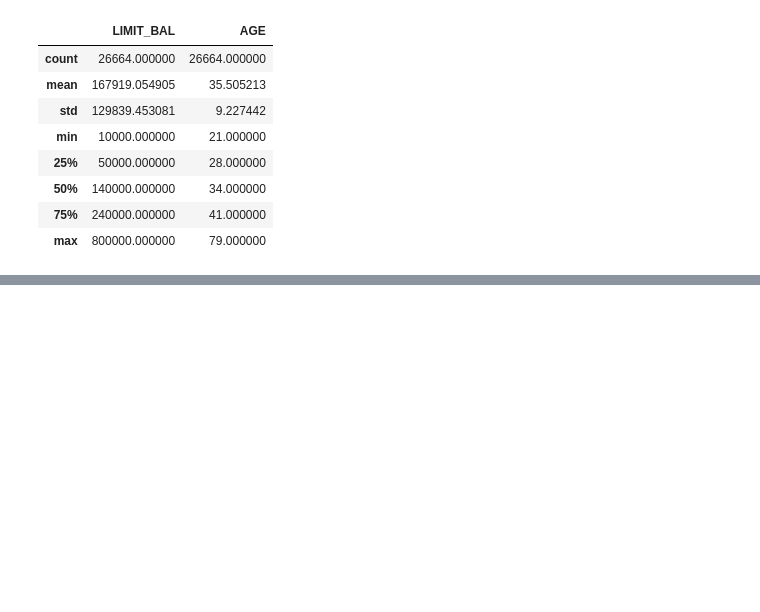
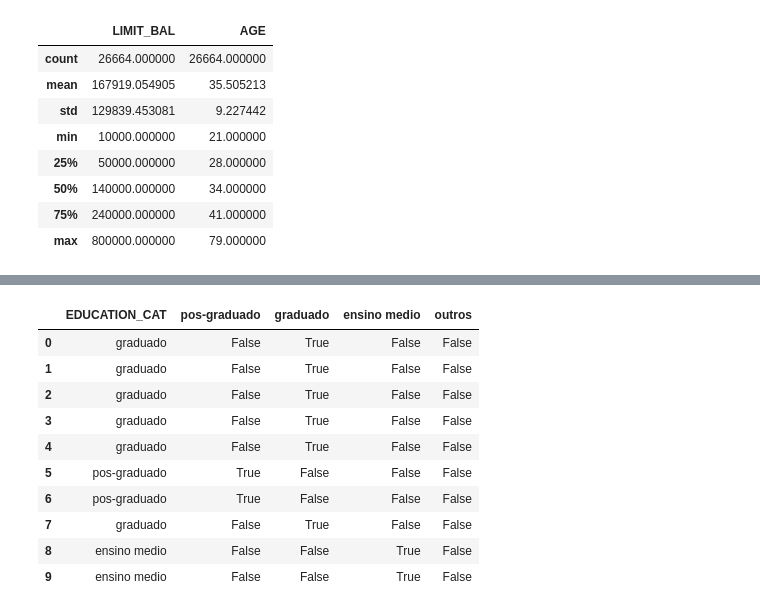
Before and after one commit to DBdanilo/Data-Science-Projects-with-Python, a Jupyter notebook: Estudo_do_LivroCDcompython.ipynb, the cells around one changed output, grey strips where cells are left out. Saved outputs shown, nothing was run; the diff lists cells and outputs as text; code cells hidden in the pictures; blank space fills up the shorter version.

```diff
--- a/Estudo_do_LivroCDcompython.ipynb
+++ b/Estudo_do_LivroCDcompython.ipynb
@@ -270,0 +328,3 @@ df_clean_2[['LIMIT_BAL', 'AGE']].describe()  #descrevendo as colunas limit_bal e
+# %%
+df_clean_2['EDUCATION_CAT'] = 'none'  #criando uma nova coluna education_cat e atribuindo o valor none
+df_clean_2[['EDUCATION', 'EDUCATION_CAT']].head(10)  #exibindo as colunas education e education_cat
@@ -270,0 +343,10 @@ df_clean_2[['LIMIT_BAL', 'AGE']].describe()  #descrevendo as colunas limit_bal e
+# %%
+cat_mapping = {
+    1: "pos-graduado",
+    2: "graduado",
+    3: "ensino medio",
+    4: "outros"
+}
+# %%
+df_clean_2['EDUCATION_CAT'] = df_clean_2['EDUCATION'].map(cat_mapping)  #criando um dicionario para mapear os valores da coluna education para a nova coluna education_cat
+df_clean_2[['EDUCATION', 'EDUCATION_CAT']].head(10)  #exibindo as colunas education e education_cat
@@ -270,0 +365,4 @@ df_clean_2[['LIMIT_BAL', 'AGE']].describe()  #descrevendo as colunas limit_bal e
+# %%
+
+edu_ohe = pd.get_dummies(df_clean_2['EDUCATION_CAT'])  #criando variavel edu_ohe para receber os valores da coluna education_cat
+edu_ohe.head(10)  #exibindo os 10 primeiros valores da variavel edu_ohe
@@ -270,0 +381,15 @@ df_clean_2[['LIMIT_BAL', 'AGE']].describe()  #descrevendo as colunas limit_bal e
+# %%
+df_with_ohe = pd.concat([df_clean_2, edu_ohe], axis=1)  #concatenando o dataframe df_clean_2 com a variavel edu_ohe
+df_with_ohe[['EDUCATION_CAT', 'pos-graduado', 'graduado', 'ensino medio', 'outros']].head(10)  #exibindo as colunas education_cat, pos-graduado, graduado, ensino medio, outros
+# %% [output]
+|  | EDUCATION_CAT | pos-graduado | graduado | ensino medio | outros |
+| 0 | graduado | False | True | False | False |
+| 1 | graduado | False | True | False | False |
+| 2 | graduado | False | True | False | False |
+| 3 | graduado | False | True | False | False |
+| 4 | graduado | False | True | False | False |
+| 5 | pos-graduado | True | False | False | False |
+| 6 | pos-graduado | True | False | False | False |
+| 7 | graduado | False | True | False | False |
+| 8 | ensino medio | False | False | True | False |
+| 9 | ensino medio | False | False | True | False |
```
Also changed, not shown: parts of 11 cells of this notebook, 1 other file.
